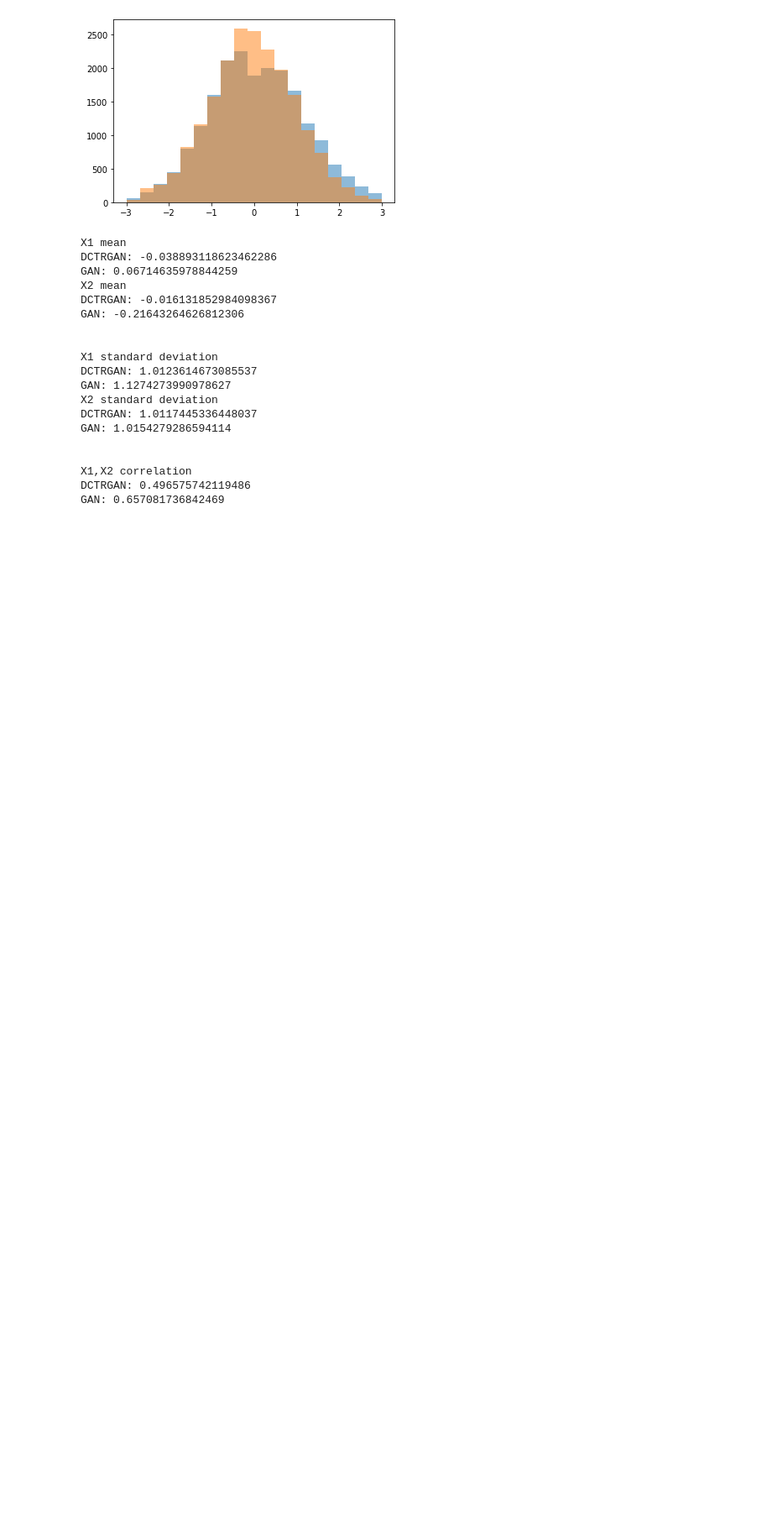
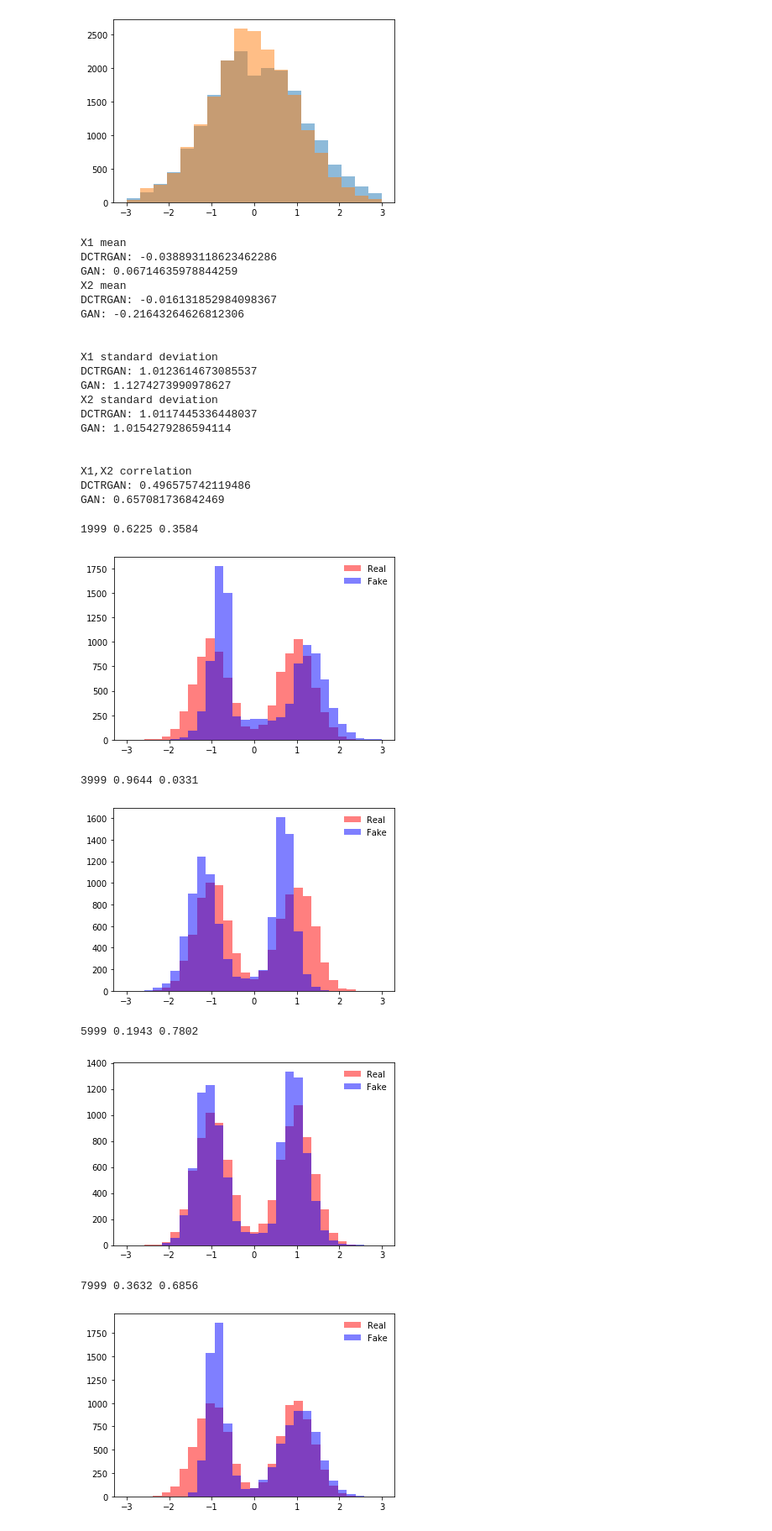
Before and after one commit to bnachman/DCTRGAN, a Jupyter notebook: DCTRGAN.ipynb, the cells around one changed output. Shown at 84% size. Cells and saved outputs as stored; diff of their text form; code cells hidden in the pictures; blank space fills up the shorter version.

Commit message:
updated with full 3x3 set of examples

```diff
--- a/DCTRGAN.ipynb
+++ b/DCTRGAN.ipynb
@@ -330,3 +330,75 @@ GAN: 1.0154279286594114
 X1,X2 correlation
 DCTRGAN: 0.496575742119486
 GAN: 0.657081736842469
+# %%
+# generate n real samples with class labels
+def generate_real_samples_twomodes(n):
+	Z1 = np.random.normal(-1,0.4,int(n/2))
+	Z2 = np.random.normal(1,0.4,n-int(n/2))
+	X = np.concatenate([Z1,Z2])
+	np.random.shuffle(X)
+	# generate class labels
+	y = ones((n, 1))
+	return X, y
+
+
+# evaluate the discriminator and plot real and fake points
+def summarize_performance_1D(epoch, generator, discriminator, latent_dim, n=100):
+	# prepare real samples
+	x_real, y_real = generate_real_samples_twomodes(n)
+	# evaluate discriminator on real examples
+	_, acc_real = discriminator.evaluate(x_real, y_real, verbose=0)
+	# prepare fake examples
+	x_fake, y_fake = generate_fake_samples(generator, latent_dim, n)
+	# evaluate discriminator on fake examples
+	_, acc_fake = discriminator.evaluate(x_fake, y_fake, verbose=0)
+	# summarize discriminator performance
+	print(epoch, acc_real, acc_fake)
+	# scatter plot real and fake data points
+	pyplot.hist(x_real, color='red',alpha=0.5,bins=np.linspace(-3,3,30),label="Real")
+	pyplot.hist(x_fake, color='blue',alpha=0.5,bins=np.linspace(-3,3,30),label="Fake")
+	pyplot.legend(frameon=False)
+	pyplot.show()
+
+# train the generator and discriminator
+def train_twomodes(g_model, d_model, gan_model, latent_dim, n_epochs=10000, n_batch=128, n_eval=2000):
+	# determine half the size of one batch, for updating the discriminator
+	half_batch = int(n_batch / 2)
+	# manually enumerate epochs
+	for i in range(n_epochs):
+		# prepare real samples
+		x_real, y_real = generate_real_samples_twomodes(half_batch)
+		# prepare fake examples
+		x_fake, y_fake = generate_fake_samples(g_model, latent_dim, half_batch)
+		# update discriminator
+		d_model.train_on_batch(x_real, y_real)
+		d_model.train_on_batch(x_fake, y_fake)
+		# prepare points in latent space as input for the generator
+		x_gan = generate_latent_points(latent_dim, n_batch)
+		# create inverted labels for the fake samples
+		y_gan = ones((n_batch, 1))
+		# update the generator via the discriminator's error
+		gan_model.train_on_batch(x_gan, y_gan)
+		# evaluate the model every n_eval epochs
+		if (i+1) % n_eval == 0:
+			summarize_performance_1D(i, g_model, d_model, latent_dim,10000)
+
+# size of the latent space
+latent_dim = 5
+# create the discriminator
+discriminator_twomodes = define_discriminator(1)
+# create the generator
+generator_twomodes = define_generator(latent_dim,1)
+# create the gan
+gan_model_twomodes = define_gan(generator_twomodes, discriminator_twomodes)
+# train model
+train_twomodes(generator_twomodes, discriminator_twomodes, gan_model_twomodes, latent_dim)
+# %% [output]
+1999 0.6225 0.3584
+[figure, added]
+3999 0.9644 0.0331
+[figure, added]
+5999 0.1943 0.7802
+[figure, added]
+7999 0.3632 0.6856
+[figure, added]
```
Also changed, not shown: parts of 30 cells of this notebook.
